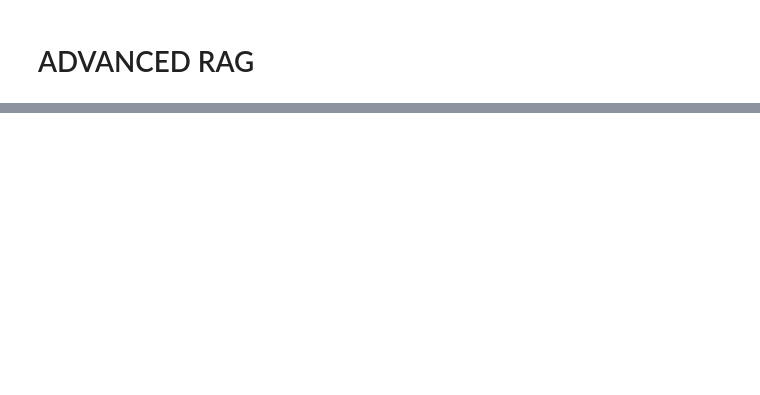
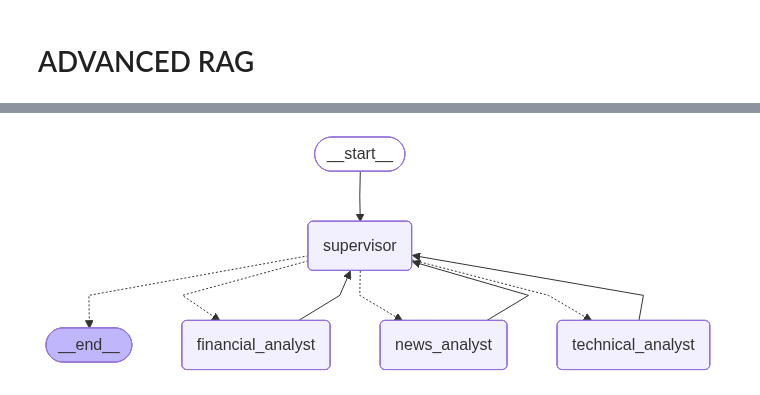
Before and after one commit to dvy246/Heimdall, a Jupyter notebook: notebooks/experiment.ipynb, the cells around one changed output, grey strips where cells are left out. Cells and saved outputs as stored; diff of their text form; code cells hidden in the pictures; blank space fills up the shorter version.

```diff
--- a/notebooks/experiment.ipynb
+++ b/notebooks/experiment.ipynb
@@ -1836,6 +2975,9 @@ risk_supervisor = create_supervisor(
 # %%
 # Manager 1: Financial Analyst Manager
-financial_analyst = create_react_agent(
+from langgraph.config import get_config
+
+
+research_team=[create_react_agent(
     model=model,
     tools=[get_latest_10k_filing, company_overview, get_cashflow, get_eearning, get_income_statements,handoff_to_librarian],
     name='financial_analyst',
@@ -1856,11 +2998,8 @@ financial_analyst = create_react_agent(
 6. Reference specific data points, figures, or sections from filings where possible to support your analysis.
 
 Your output should enable a senior analyst to quickly understand the companys financial position and the most important risks or concerns requiring further review.''',
-)
-
-
-# Manager 2: News Analyst Manager
-news_analyst = create_react_agent(
+),
+ create_react_agent(
     model=model,
     tools=[search_web, analyze_news_sentiment, handoff_to_insider_agent_tool],
     name='news_analyst',
@@ -1875,12 +3014,10 @@ news_analyst = create_react_agent(
 
 Your output should enable senior decision-makers to quickly understand the most significant news-driven risks and market perceptions affecting the company. Focus on material risks, negative developments, and actionable intelligence. Avoid speculation and ensure all claims are supported by evidence.'''
 )
-
-# Manager 3: Technical Analyst Manager
-technical_analyst_manager = create_react_agent(
+,create_react_agent(
     model=model,
     name='technical_analyst',
-    tools=[get_technichal_analysis, handoff_to_quant_analyst_tool,handoff_to_librarian],
+    tools=[get_technical_analysis, handoff_to_quant_analyst_tool,handoff_to_librarian],
     prompt='''You are a professional Technical Analyst responsible for delivering high-quality, actionable technical analysis of equity securities. Your responsibilities include:
 
 1. Rigorously analyze stock price data and a comprehensive set of technical indicators (e.g., moving averages, RSI, MACD, volume trends).
@@ -1890,16 +3027,12 @@ technical_analyst_manager = create_react_agent(
 5. Ensure your analysis is objective, evidence-based, and professionally formatted. Reference specific data points, timeframes, and indicator values to support your conclusions.
 
 Your output should empower portfolio managers and senior analysts to make informed decisions based on the most relevant technical signals and risk factors. Focus on clarity, conciseness, and actionable insights.'''
-)
+)]
 
 # 2. Senior Supervisor Agent (Portfolio Manager)
-supervisor_graph = create_supervisor(
+research_supervisor= create_supervisor(
+    research_team,
     model=model,
-    agents=[
-        financial_analyst,
-        news_analyst,
-        technical_analyst_manager
-    ],
     prompt='''You are a professional Senior Investment Portfolio Manager overseeing a team of specialized analysts. Your mandate is to deliver a comprehensive, high-level investment analysis and risk assessment for a given company.
 
 You supervise three professional analysts:
@@ -1916,8 +3049,13 @@ Your workflow:
 Assign work to one analyst at a time, ensuring thoroughness and quality at each step. Do not call agents in parallel. Maintain a high standard of professionalism, objectivity, and actionable intelligence throughout the process. Focus exclusively on risks, negative developments, and material issues requiring attention.'''
     ,
     add_handoff_back_messages=True,
-    output_mode="full_history"
-)
+    output_mode="last_message",
+
+).compile(name="research_supervisor")
+# %%
+research_supervisor
+# %% [output]
+[figure, added]
 # %%
 # The specialist agent for quantitative analysis
 quantitative_analyst = create_react_agent(
```
Also changed, not shown: parts of 44 cells of this notebook, 2 other files.
